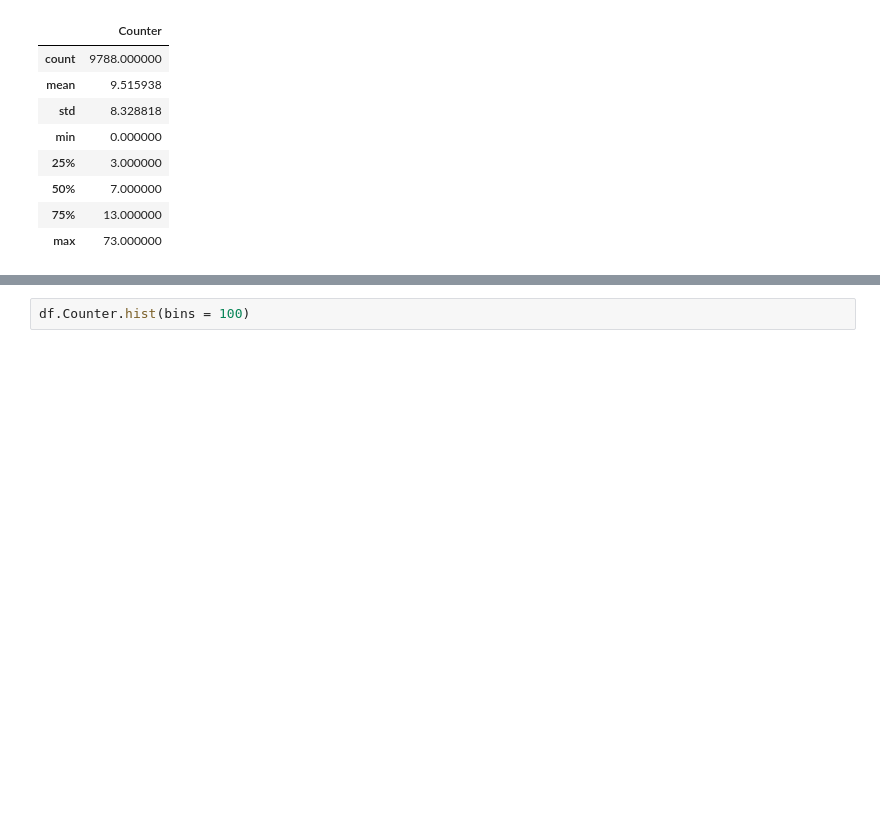
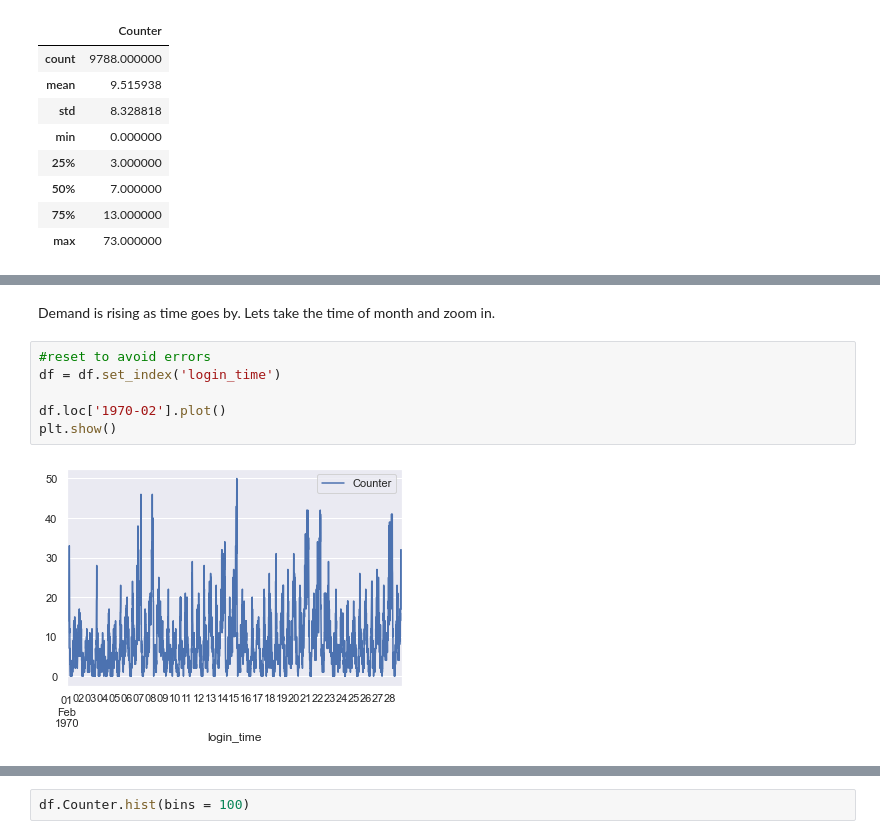
Before and after one commit to General2096/Sprinboard, a Jupyter notebook: Ultimate Challenge/Ultimate Data Challenge.ipynb, the cells around one changed output, grey strips where cells are left out. Cells and saved outputs as stored; diff of their text form; blank space fills up the shorter version.

```diff
--- a/Ultimate Challenge/Ultimate Data Challenge.ipynb
+++ b/Ultimate Challenge/Ultimate Data Challenge.ipynb
@@ -84,0 +92,10 @@ plt.show()
+# %% [markdown]
+Demand is rising as time goes by. Lets take the time of month and zoom in.
+# %%
+#reset to avoid errors
+df = df.set_index('login_time')
+
+df.loc['1970-02'].plot()
+plt.show()
+# %% [output]
+[figure, added]
```
Also changed, not shown: parts of 61 cells of this notebook, 1 other file.
